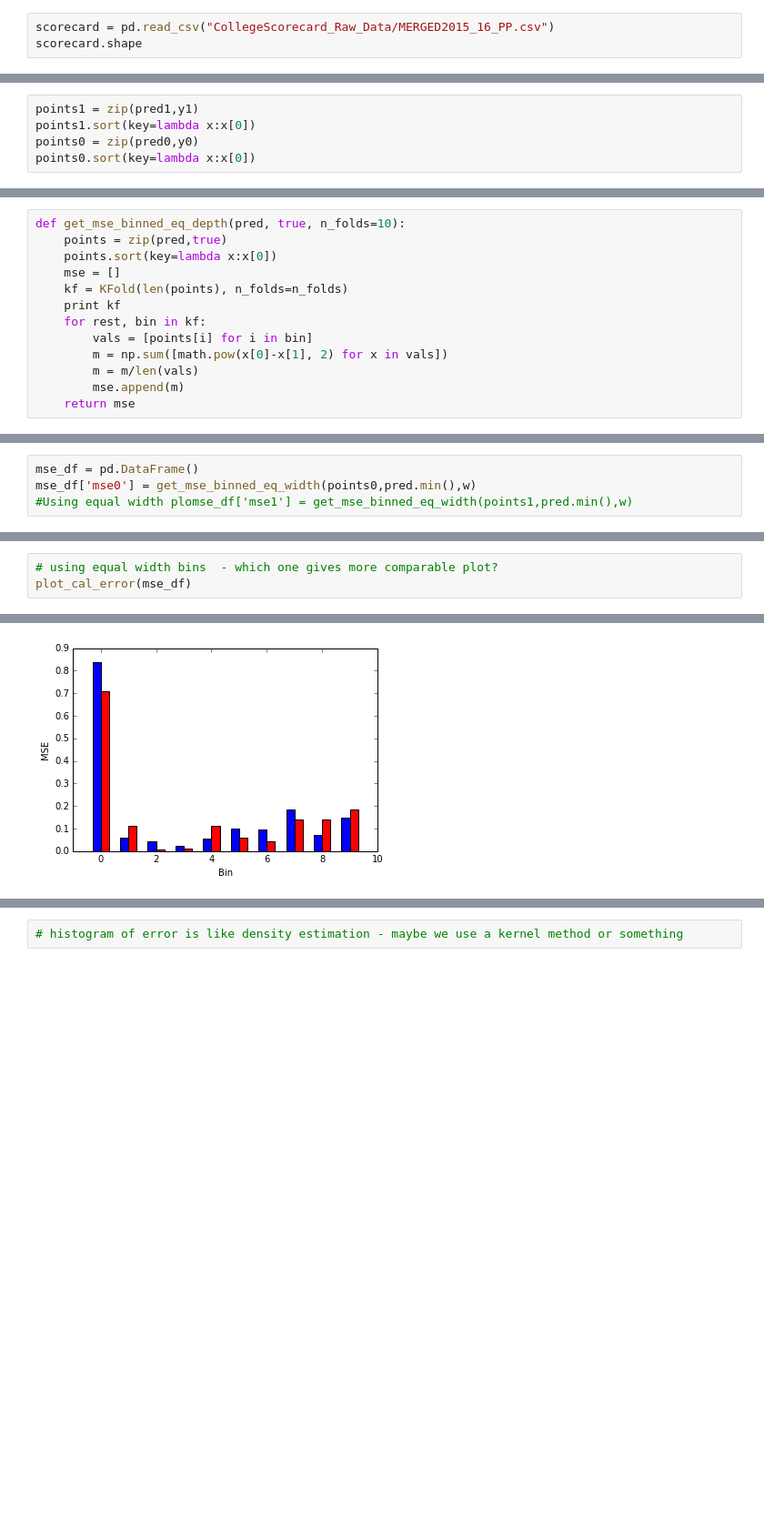
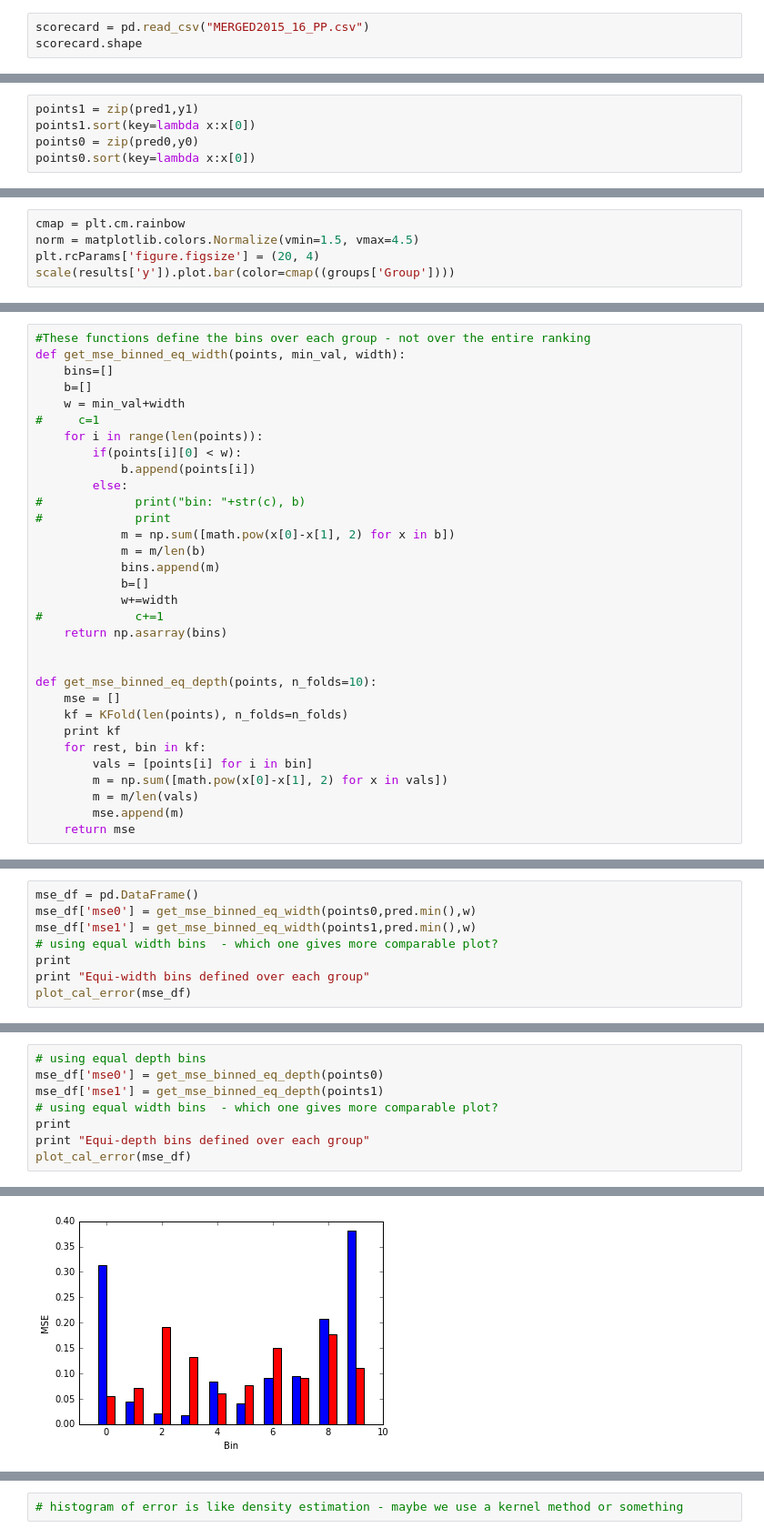
Before and after one commit to caitlinkuhlman/fair_ranking, a Jupyter notebook: College_Fairness_Regression_Example.ipynb, the cells around one changed output, grey strips where cells are left out. Shown at 91% size. Drawn from its saved outputs; the diff is of its cells as text; blank space fills up the shorter version.

Commit message:
Progress on College example

```diff
--- a/College_Fairness_Regression_Example.ipynb
+++ b/College_Fairness_Regression_Example.ipynb
@@ -37,5 +51,5 @@ usnews.head()
 # %%
-scorecard = pd.read_csv("CollegeScorecard_Raw_Data/MERGED2015_16_PP.csv")
+scorecard = pd.read_csv("MERGED2015_16_PP.csv")
 scorecard.shape
 # %% [output]
 (7593, 1777)
@@ -173,0 +316,5 @@ points0.sort(key=lambda x:x[0])
+# %%
+cmap = plt.cm.rainbow
+norm = matplotlib.colors.Normalize(vmin=1.5, vmax=4.5)
+plt.rcParams['figure.figsize'] = (20, 4)
+scale(results['y']).plot.bar(color=cmap((groups['Group'])))
@@ -233,7 +437,26 @@ plt.show()
 # %%
-def get_mse_binned_eq_depth(pred, true, n_folds=10):
-    points = zip(pred,true)
-    points.sort(key=lambda x:x[0])
+#These functions define the bins over each group - not over the entire ranking
+def get_mse_binned_eq_width(points, min_val, width):
+    bins=[]
+    b=[]
+    w = min_val+width
+#     c=1
+    for i in range(len(points)):
+        if(points[i][0] < w):
+            b.append(points[i])
+        else:
+#             print("bin: "+str(c), b)
+#             print
+            m = np.sum([math.pow(x[0]-x[1], 2) for x in b])
+            m = m/len(b)
+            bins.append(m)
+            b=[]
+            w+=width
+#             c+=1
+    return np.asarray(bins)
+
+
+def get_mse_binned_eq_depth(points, n_folds=10):
     mse = []
     kf = KFold(len(points), n_folds=n_folds)
     print kf
@@ -294,4 +469,8 @@ def plot_cal_norm(df):
 # %%
 mse_df = pd.DataFrame()
 mse_df['mse0'] = get_mse_binned_eq_width(points0,pred.min(),w)
-#Using equal width plomse_df['mse1'] = get_mse_binned_eq_width(points1,pred.min(),w)
+mse_df['mse1'] = get_mse_binned_eq_width(points1,pred.min(),w)
+# using equal width bins  - which one gives more comparable plot?
+print
+print "Equi-width bins defined over each group"
+plot_cal_error(mse_df)
@@ -298,4 +480,9 @@ mse_df['mse0'] = get_mse_binned_eq_width(points0,pred.min(),w)
 # %%
+# using equal depth bins
+mse_df['mse0'] = get_mse_binned_eq_depth(points0)
+mse_df['mse1'] = get_mse_binned_eq_depth(points1)
 # using equal width bins  - which one gives more comparable plot?
+print
+print "Equi-depth bins defined over each group"
 plot_cal_error(mse_df)
 # %% [output]
@@ -302 +493 @@ plot_cal_error(mse_df)
-[figure, old version]
+[figure, new version]
```
Also changed, not shown: parts of 53 cells of this notebook, 5 other files.
